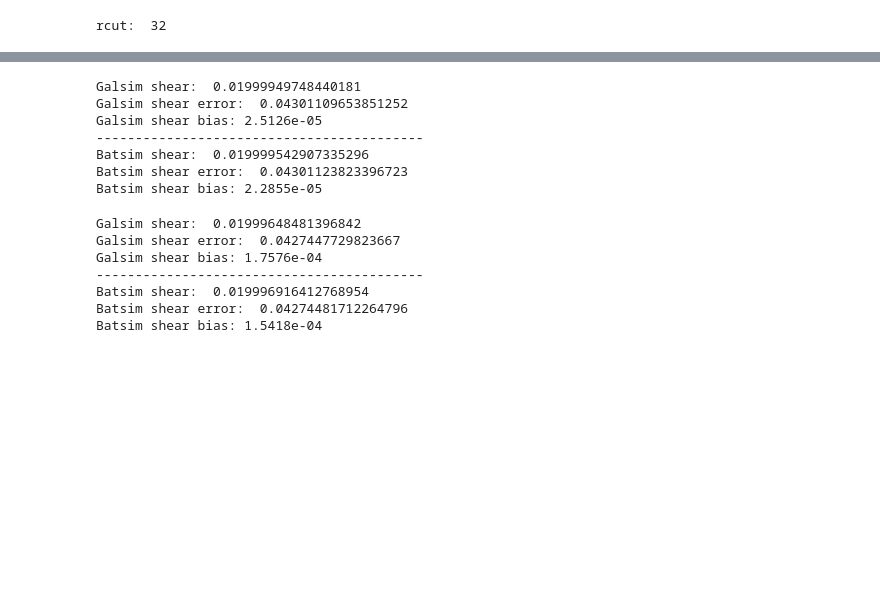
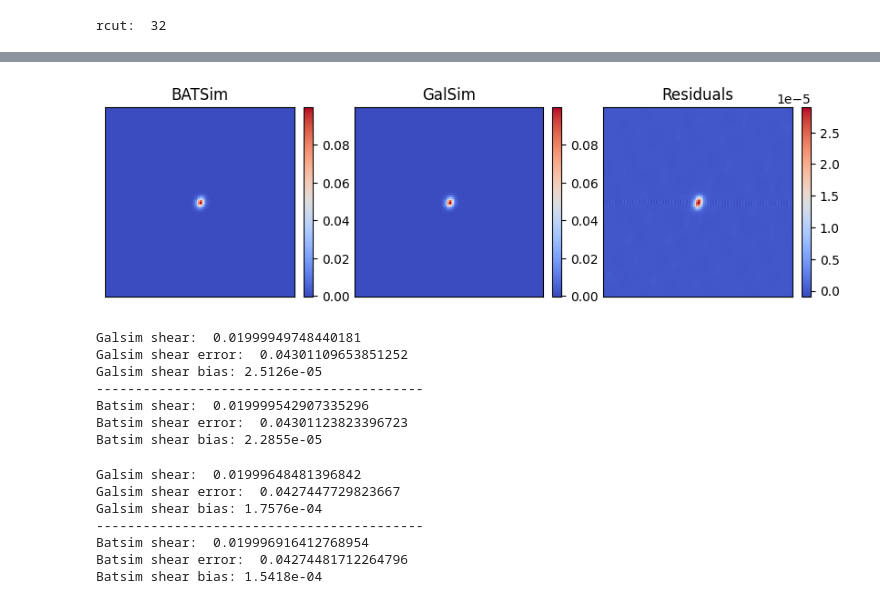
Before and after one commit to CMacM/FPFS-project, a Jupyter notebook: batsim_shear_measurement.ipynb, the cells around one changed output, grey strips where cells are left out. Saved outputs shown, nothing was run; the diff lists cells and outputs as text; code cells hidden in the pictures; blank space fills up the shorter version.

```diff
--- a/batsim_shear_measurement.ipynb
+++ b/batsim_shear_measurement.ipynb
@@ -108,0 +110,38 @@ plt.colorbar()
+# %%
+residuals = ((batsim_arrs[0]) - (galsim_arrs[0]))
+
+from mpl_toolkits.axes_grid1 import make_axes_locatable
+
+fig, (ax1, ax2, ax3) = plt.subplots(1,3, figsize=(10, 8))
+
+ax1.set_xticks([])
+ax1.set_yticks([])
+ax1.set_title("BATSim")
+im1 = ax1.imshow(batsim_arrs[0], interpolation='None', cmap='coolwarm')
+
+divider = make_axes_locatable(ax1)
+cax = divider.append_axes('right', size='5%', pad=0.1)
+fig.colorbar(im1, cax=cax, orientation='vertical')
+
+ax2.set_xticks([])
+ax2.set_yticks([])
+ax2.set_title("GalSim")
+im2 = ax2.imshow(galsim_arrs[0], interpolation='None', cmap='coolwarm')
+
+divider = make_axes_locatable(ax2)
+cax = divider.append_axes('right', size='5%', pad=0.1)
+fig.colorbar(im2, cax=cax, orientation='vertical')
+
+ax3.set_xticks([])
+ax3.set_yticks([])
+ax3.set_title("Residuals")
+im3 = ax3.imshow(residuals, interpolation='None', cmap='coolwarm')
+
+divider = make_axes_locatable(ax3)
+cax = divider.append_axes('right', size='5%', pad=0.1)
+fig.colorbar(im3, cax=cax, orientation='vertical');
+
+plt.savefig("plots/batsim_vs_galsim_psf.pdf", bbox_inches='tight')
+#np.testing.assert_array_almost_equal(batsim_arrs[0], galsim_arrs[0])
+# %% [output]
+[figure, added]
```
Also changed, not shown: parts of 5 cells of this notebook, 14 other files.
